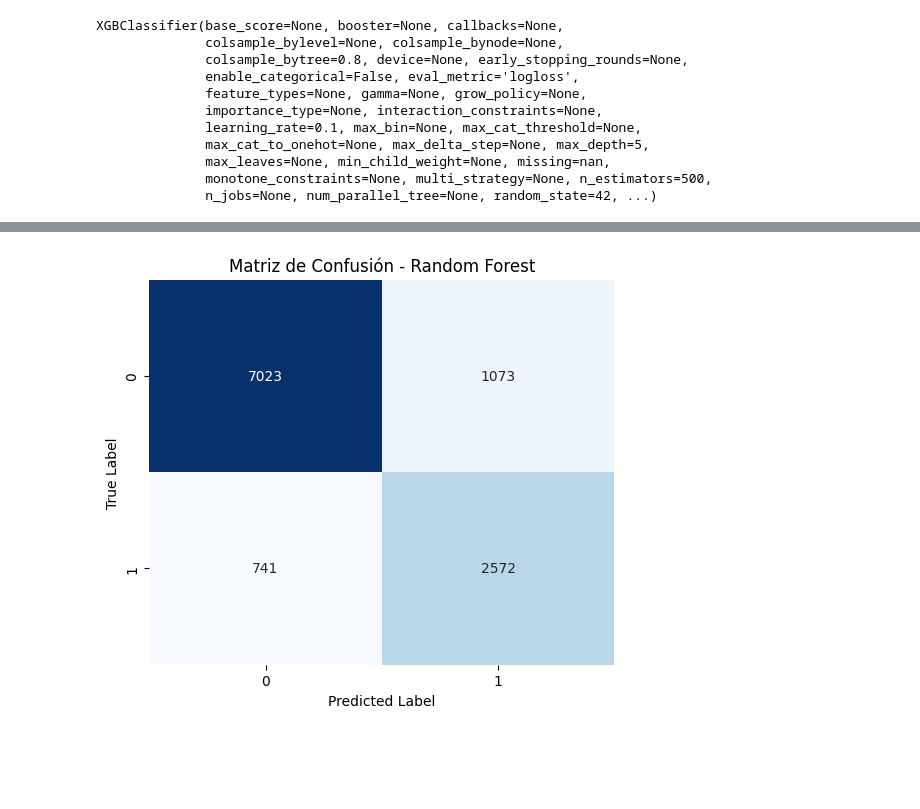
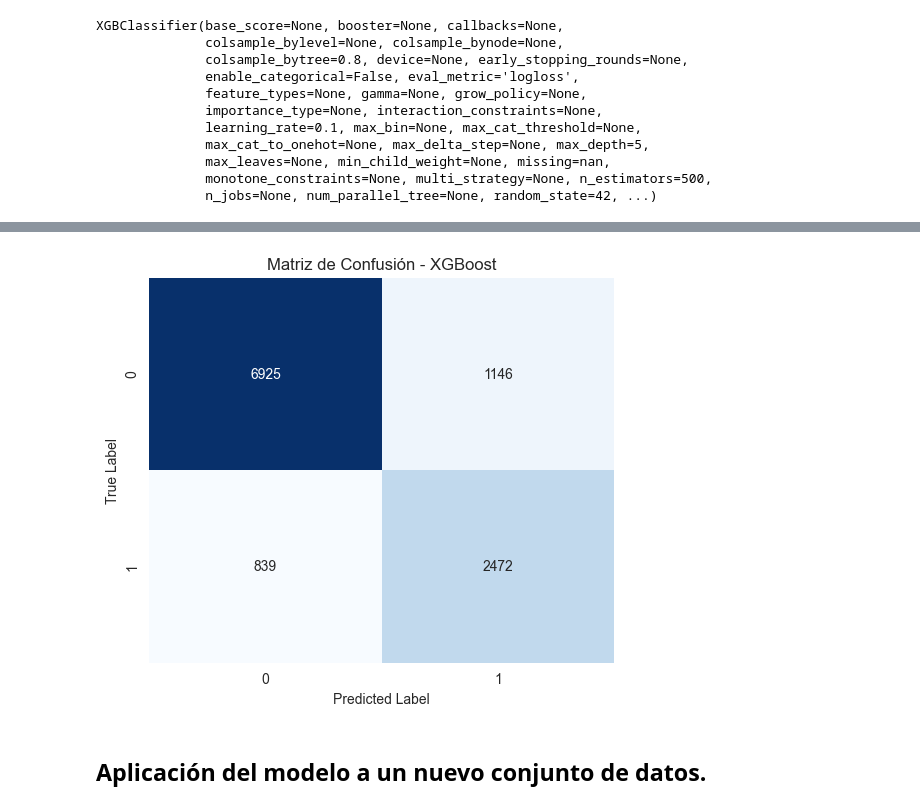
Before and after one commit to seerraa16/IA-LetsGo, a Jupyter notebook: analisis.ipynb, the cells around one changed output, grey strips where cells are left out. Cells and saved outputs as stored; diff of their text form; code cells hidden in the pictures; blank space fills up the shorter version.

```diff
--- a/analisis.ipynb
+++ b/analisis.ipynb
@@ -1134,14 +1127,16 @@ weighted avg       0.85      0.84      0.84     11409
 # %%
 plt.figure(figsize=(6, 5))
 sns.heatmap(conf_mat, annot=True, fmt='d', cmap='Blues', cbar=False)
 plt.xlabel('Predicted Label')
 plt.ylabel('True Label')
-plt.title(f'Matriz de Confusión - Random Forest')
+plt.title(f'Matriz de Confusión - XGBoost')
 plt.show()
 # %% [output]
-[figure, old version]
+[figure, new version]
 # %%
 # Guardar el modelo en un archivo .pkl
 model_filename = "models/xgboost.pkl"
 with open(model_filename, 'wb') as model_file:
     pickle.dump(best_model, model_file)
+# %% [markdown]
+## **Aplicación del modelo a un nuevo conjunto de datos.**
```
Also changed, not shown: parts of 27 cells of this notebook, 4 other files.
